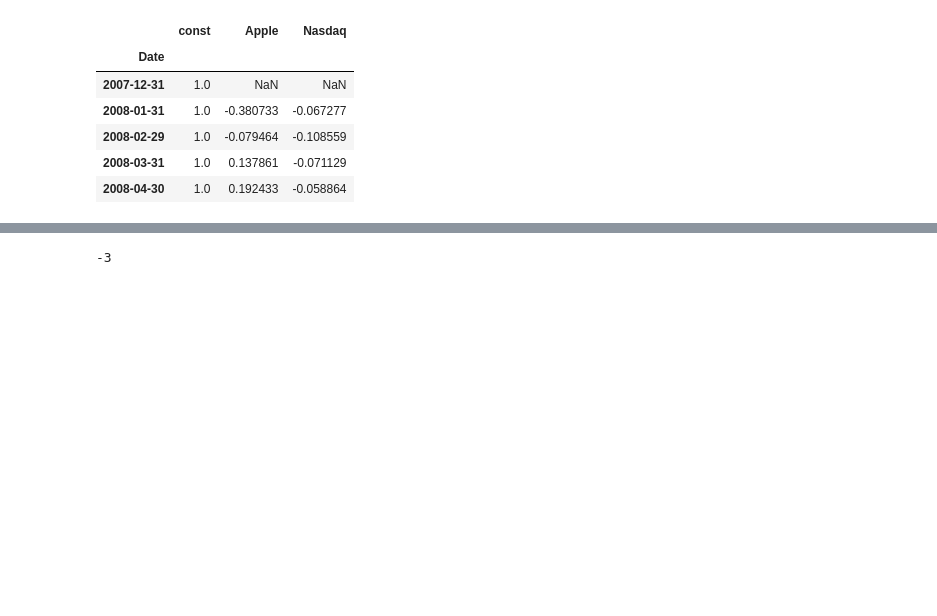
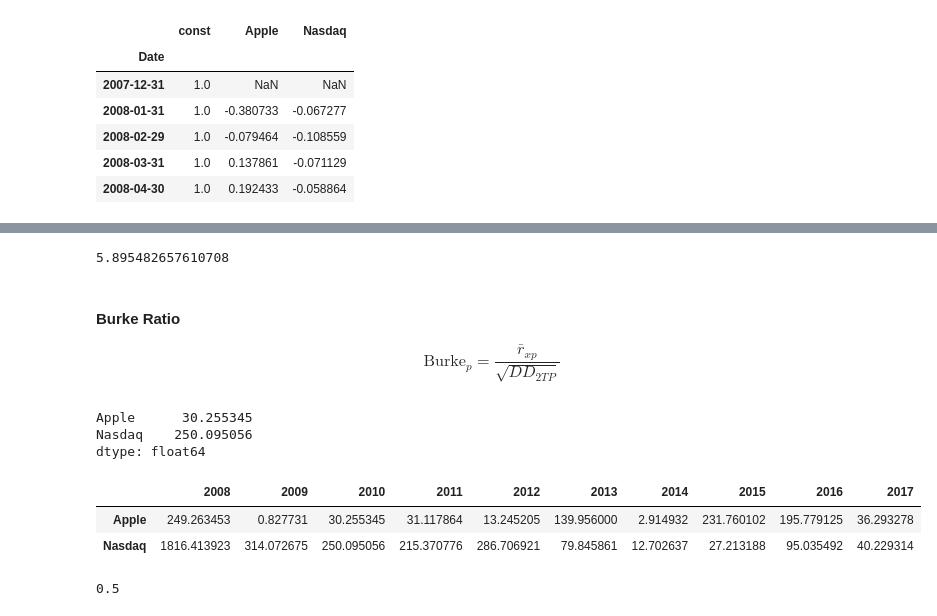
Before and after one commit to smurve/financials, a Jupyter notebook: GettingStarted_with_CFDS.ipynb, the cells around one changed output, grey strips where cells are left out. Cells and saved outputs as stored; diff of their text form; code cells hidden in the pictures; blank space fills up the shorter version.

```diff
--- a/GettingStarted_with_CFDS.ipynb
+++ b/GettingStarted_with_CFDS.ipynb
@@ -117,0 +309,3 @@ obs=np.array([3, -3, 0, 2, 1, 3])
+# %%
+nasdaq = stocks_data['ex_ret_Nasdaq']
+apple = stocks_data['ex_ret_Apple']
@@ -117,0 +364,5 @@ obs=np.array([3, -3, 0, 2, 1, 3])
+# %%
+stocks_data['ex_Nasdaq_Apple'] = apple-nasdaq
+exna=stocks_data['ex_Nasdaq_Apple']
+Apple_info_ratio=exna.mean()/exna.std()
+Apple_info_ratio
@@ -117,0 +380,41 @@ obs=np.array([3, -3, 0, 2, 1, 3])
+# %%
+apple.mean()/beta
+# %% [output]
+5.895482657610708
+# %% [markdown]
+#### Burke Ratio
+$$
+\text{Burke}_p = \frac{\bar{r}_{xp}}{\sqrt{DD_{2TP}}}
+$$
+# %%
+def drawdown(series):
+    ms = (0., 0., 0.)
+    s = 0.
+    array = series
+    start = array.iloc[0]
+    for i in range(len(array)-1):
+        d = array.iloc[i+1] - array.iloc[i]
+        if d <= 0:
+            s-=d
+        else:
+            if s/start>ms[0]:
+                ms = (s/start, s, start)
+            start=array[i+1]
+            s = 0.
+    return ms[0]*100
+# %%
+dd2={}
+for y in ["%s" % (2000 +yy) for yy in range(8, 18)]:
+    dd2[y] = stocks_data.loc[y+'-01-29':y+'-12-31', ['Apple', 'Nasdaq']].apply(drawdown)**2
+# %%
+dd2['2010']
+# %% [output]
+Apple      30.255345
+Nasdaq    250.095056
+dtype: float64
+# %%
+pd.concat(dd2, axis=1)
+# %% [output]
+|  | 2008 | 2009 | 2010 | 2011 | 2012 | 2013 | 2014 | 2015 | 2016 | 2017 |
+| Apple | 249.263453 | 0.827731 | 30.255345 | 31.117864 | 13.245205 | 139.956000 | 2.914932 | 231.760102 | 195.779125 | 36.293278 |
+| Nasdaq | 1816.413923 | 314.072675 | 250.095056 | 215.370776 | 286.706921 | 79.845861 | 12.702637 | 27.213188 | 95.035492 | 40.229314 |
@@ -118 +423,6 @@ obs=np.array([3, -3, 0, 2, 1, 3])
+# %%
+dd, _, _ = drawdown(d)
+dd
+# %% [output]
+0.5
 # %%
@@ -120,4 +429,0 @@ import numpy as np
-# %%
-np.min(obs, 0)
-# %% [output]
--3
```
Also changed, not shown: parts of 50 cells of this notebook, 2 other files.
